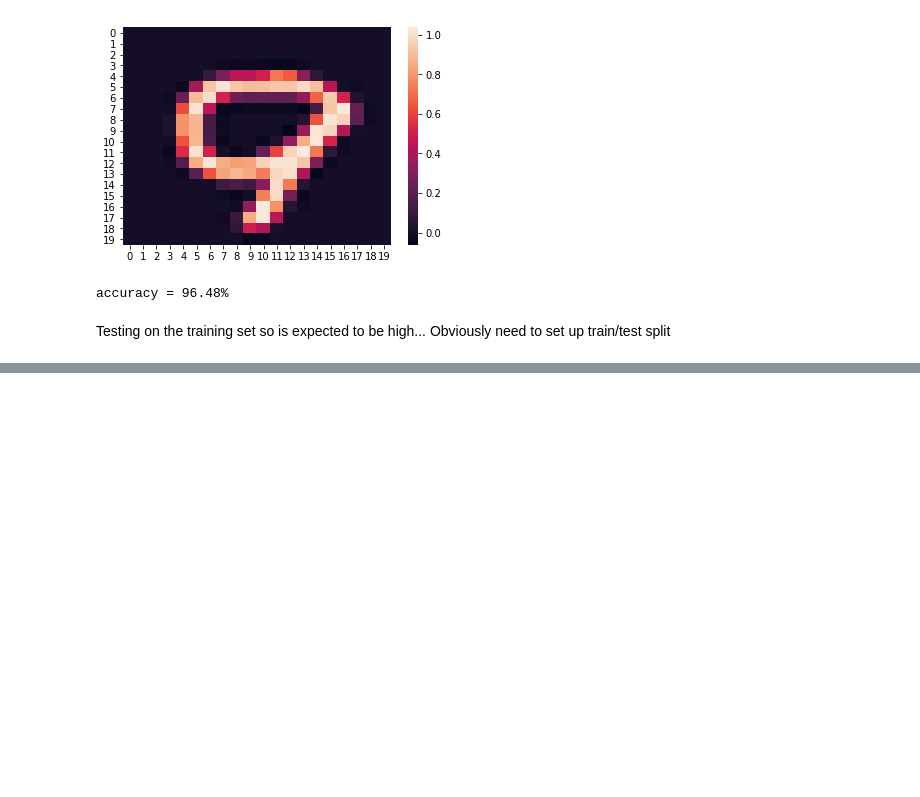
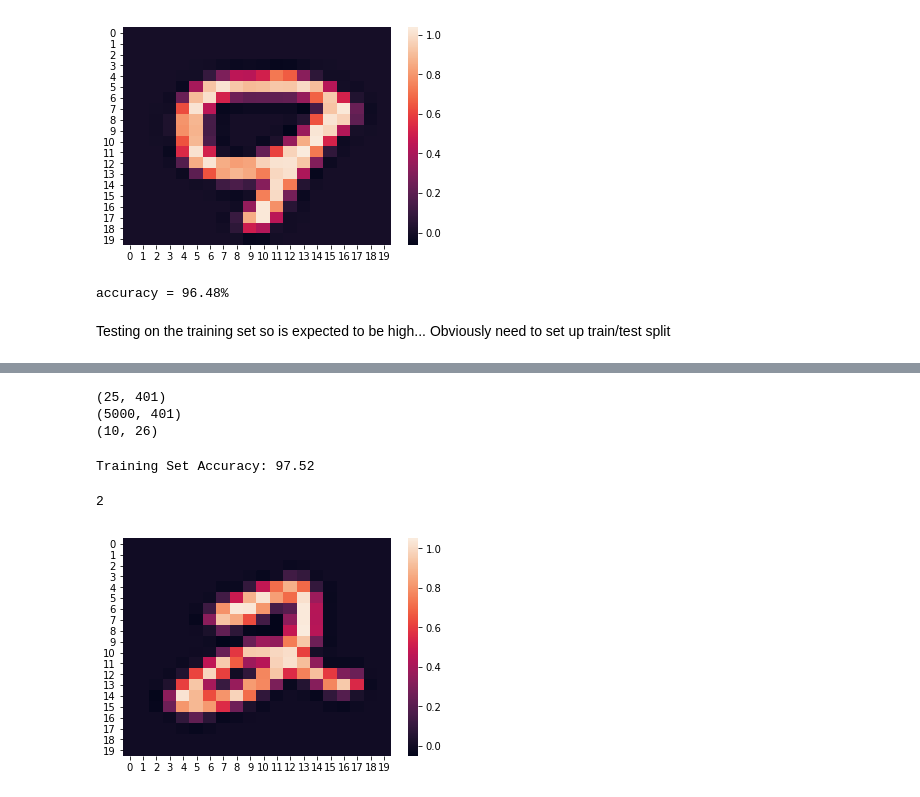
Before and after one commit to jcbaker1/Coursera, a Jupyter notebook: ML/machine-learning-ex3/ex3_python/ex3.ipynb, the cells around one changed output, grey strips where cells are left out. Cells and saved outputs as stored; diff of their text form; code cells hidden in the pictures; blank space fills up the shorter version.

```diff
--- a/ML/machine-learning-ex3/ex3_python/ex3.ipynb
+++ b/ML/machine-learning-ex3/ex3_python/ex3.ipynb
@@ -324,0 +347,54 @@ Obviously need to set up train/test split
+# %%
+def addInterceptCol(X):
+    """
+    Prepends column of ones to feature array.
+    """
+
+    return np.column_stack((np.ones(X.shape[0]), X))
+# %%
+# Add inctercept terms...
+X_ = addInterceptCol(X)
+# %%
+print(theta1.shape)
+print(X_.shape)
+
+print(theta2.shape)
+# %% [output]
+(25, 401)
+(5000, 401)
+(10, 26)
+# %%
+def predict(Theta1, Theta2, X):
+    """
+    PREDICT Predict the label of an input given a trained neural network
+       p = PREDICT(Theta1, Theta2, X) outputs the predicted label of X given the
+       trained weights of a neural network (Theta1, Theta2)
+    """
+    # Useful values
+    m = X.shape[0];
+    num_labels = Theta2.shape[0];
+
+
+    # Theta1 and Theta2 are weights for layer 1 and layer 2 respectively.
+    # Need to calculate activations for layer 1, which are fed into layer 2
+    activation1 = addInterceptCol(sigmoid(X.dot(Theta1.transpose()))) # activations from first layer
+    activation2 = sigmoid(activation1.dot(Theta2.transpose()))
+
+    # Index starts from 0, so add 1. Take mod 10 to return 10 to 0.
+    p = (pd.DataFrame(activation2).idxmax(1) + 1) % 10
+
+    return p
+# %%
+pred = predict(theta1, theta2, X_)
+# %%
+print('\nTraining Set Accuracy: {}\n'.format(np.mean(pred == (y%10))* 100));
+# %% [output]
+Training Set Accuracy: 97.52
+# %%
+test_i = 1000
+
+sns.heatmap(X[test_i, :].reshape(20, 20, order='F'))
+print(pred[test_i])
+# %% [output]
+2
+[figure, added]
```
Also changed, not shown: parts of 2 cells of this notebook.
